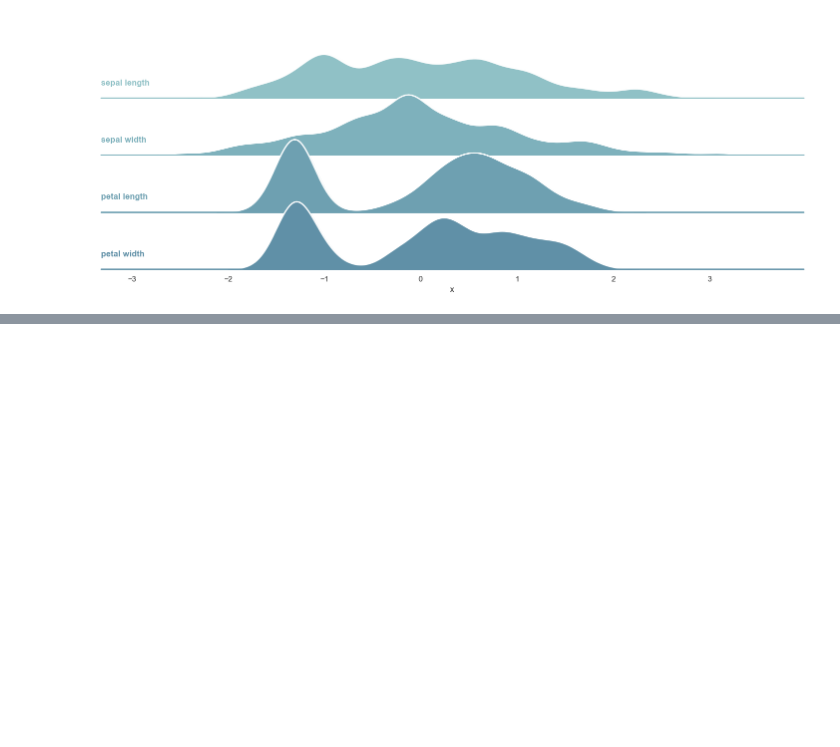
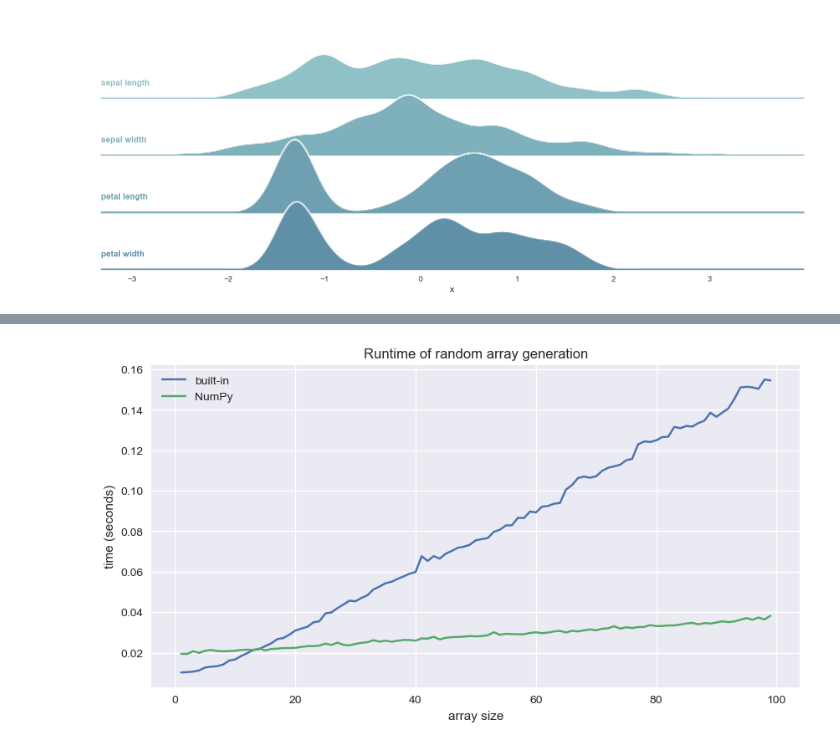
Before and after one commit to grace-sampao/Learning-Log-Mathematics-of-Machine-Learning-by-Tivadar-Danka, a Jupyter notebook: notebooks/Part-1:-Linear-Algebra/Chapter-1:-Vectors-and-Vector-Spaces.ipynb, the cells around one changed output, grey strips where cells are left out. Drawn from its saved outputs; the diff is of its cells as text; code cells hidden in the pictures; blank space fills up the shorter version.

```diff
--- a/notebooks/Part-1:-Linear-Algebra/Chapter-1:-Vectors-and-Vector-Spaces.ipynb
+++ b/notebooks/Part-1:-Linear-Algebra/Chapter-1:-Vectors-and-Vector-Spaces.ipynb
@@ -121,0 +258,3 @@ plt.show()
+# %%
+X[0] = val
+X
@@ -121,0 +263,3 @@ plt.show()
+# %%
+for x in X:
+  print(x)
@@ -121,0 +297,5 @@ plt.show()
+# %%
+def f(x):
+  return 3*x**2 - x**4
+
+f(v_1)
@@ -121,0 +463,34 @@ plt.show()
+# %%
+sizes = list(range(1, 100))
+
+runtime_builtin = [
+  timeit(
+    "[random_py() for _ in range(size)]",
+    setup=f"from random import random as random_py; size={size}",
+    number=100000
+	)
+  for size in sizes
+]
+
+runtime_numpy = [
+  timeit(
+    "random_np(size)",
+    setup=f"from numpy.random import random as random_np; size={size}",
+    number=100000
+	)
+  for size in sizes
+]
+# %%
+import matplotlib.pyplot as plt
+
+with plt.style.context("seaborn-v0_8"):
+  plt.figure(figsize=(10, 5))
+  plt.plot(sizes, runtime_builtin, label="built-in")
+  plt.plot(sizes, runtime_numpy, label="NumPy")
+  plt.xlabel("array size")
+  plt.ylabel("time (seconds)")
+  plt.title("Runtime of random array generation")
+  plt.legend()
+  plt.show()
+# %% [output]
+[figure, added]
```
Also changed, not shown: parts of 49 cells of this notebook.
